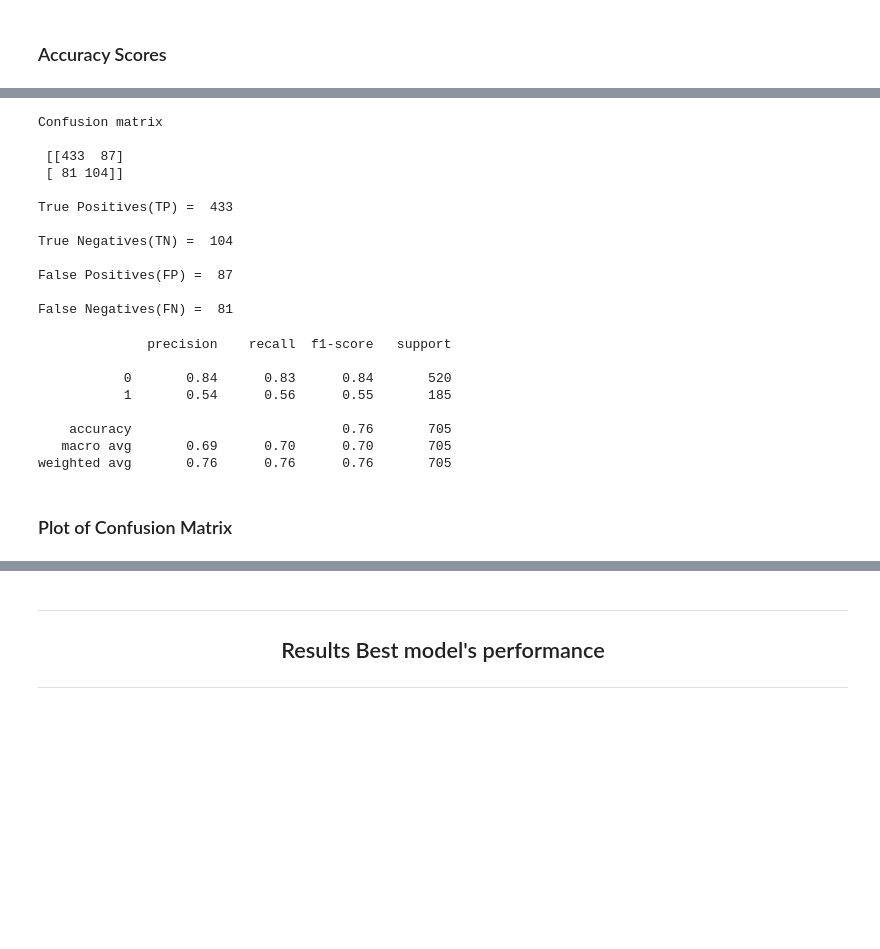
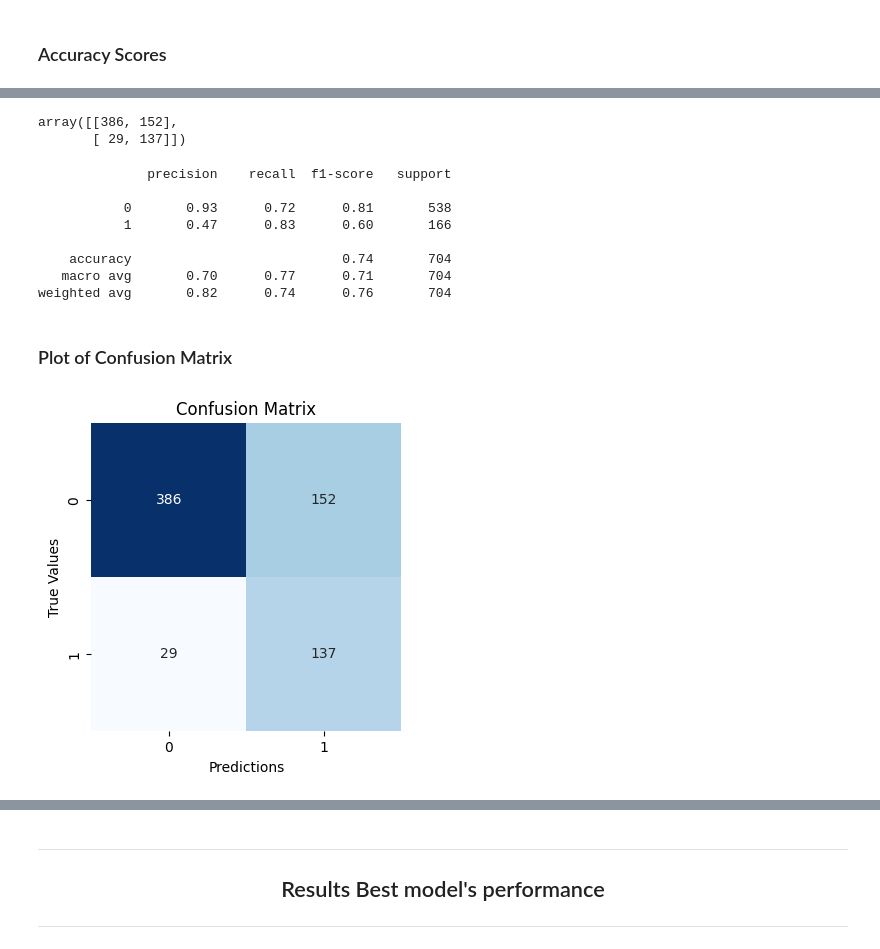
Before and after one commit to ABF-QC/Module2_Project2_team, a Jupyter notebook: notebook/Validation.ipynb, the cells around one changed output, grey strips where cells are left out. Cells and saved outputs as stored; diff of their text form; code cells hidden in the pictures; blank space fills up the shorter version.

```diff
--- a/notebook/Validation.ipynb
+++ b/notebook/Validation.ipynb
@@ -105,8 +91,8 @@ new_data = converter.transform(X_val_scaled)
 # %% [markdown]
 ### Applying model's scaling to the validation dataset
 # %%
-new_data_scaled = scaler.transform(new_data)
+X_val_scaled = balanced_scaler.transform(X_val)
 # %% [markdown]
 ### Using the model to make a prediction on the validation dataset
 # %%
-y_pred = model.predict(new_data_scaled)
+y_pred_bal = balanced_model.predict(X_val_scaled)
@@ -137,68 +115,52 @@ Test set score: 0.7617
-# %%
-# Confusion Matrix
-
-cm = confusion_matrix(y_val, y_pred)
-
-print('Confusion matrix\n\n', cm)
-
-print('\nTrue Positives(TP) = ', cm[0,0])
-
-print('\nTrue Negatives(TN) = ', cm[1,1])
-
-print('\nFalse Positives(FP) = ', cm[0,1])
-
-print('\nFalse Negatives(FN) = ', cm[1,0])
-# %% [output]
-Confusion matrix
-
- [[433  87]
- [ 81 104]]
-
-True Positives(TP) =  433
-
-True Negatives(TN) =  104
-
-False Positives(FP) =  87
-
-False Negatives(FN) =  81
+# %%
+cm = confusion_matrix(y_val, y_pred_bal)
+cm
+# %% [output]
+array([[386, 152],
+       [ 29, 137]])
 # %%
 # Classification report
 
-print(classification_report(y_val, y_pred))
+print(classification_report(y_val, y_pred_bal))
 # %% [output]
               precision    recall  f1-score   support
 
-           0       0.84      0.83      0.84       520
-           1       0.54      0.56      0.55       185
+           0       0.93      0.72      0.81       538
+           1       0.47      0.83      0.60       166
 
-    accuracy                           0.76       705
-   macro avg       0.69      0.70      0.70       705
-weighted avg       0.76      0.76      0.76       705
+    accuracy                           0.74       704
+   macro avg       0.70      0.77      0.71       704
+weighted avg       0.82      0.74      0.76       704
 # %% [markdown]
 ### Plot of Confusion Matrix
 # %%
 # Retrieve classes' name
-true = full_cv_classifier.classes_[0]
-false = full_cv_classifier.classes_[1]
+true = balanced_model.classes_[0]
+false = balanced_model.classes_[1]
 # %%
 # Create visualization for the confusion Matrix
 
 # Create figure and adjsut its size
 plt.figure(figsize=(4,4))
 
 # Create heatmap
-ax = sns.heatmap(cm, annot=True, cbar=False, cmap='Blues')
+ax = sns.heatmap(cm, annot=True, fmt='g', cbar=False, cmap='Blues')
 
 # Add Title
 ax.set_title('Confusion Matrix')
 
 # Adjust ticks labels
 ax.set_xticklabels(labels=[true, false])
 ax.set_yticklabels(labels=[true, false])
 
 # Adjust axis labels
 ax.set_xlabel(xlabel='Predictions')
 ax.set_ylabel(ylabel='True Values')
 
+# Save plot
+plt.savefig('../graph/ConfusionMatrix_val_BalancedModel.png')
+
 # Show plot
 plt.show()
+# %% [output]
+[figure, added]
```
Also changed, not shown: parts of 25 cells of this notebook.
